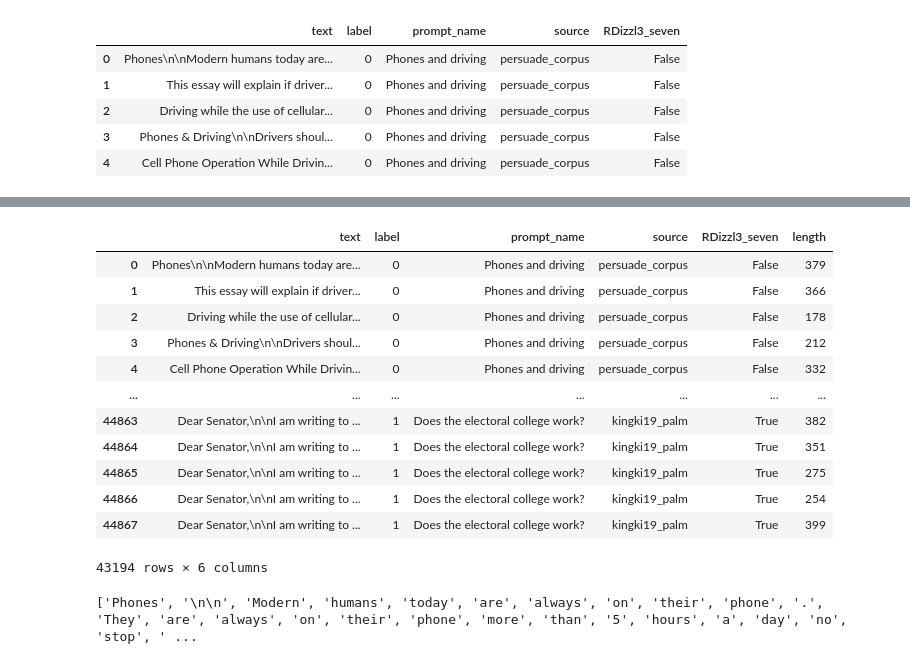
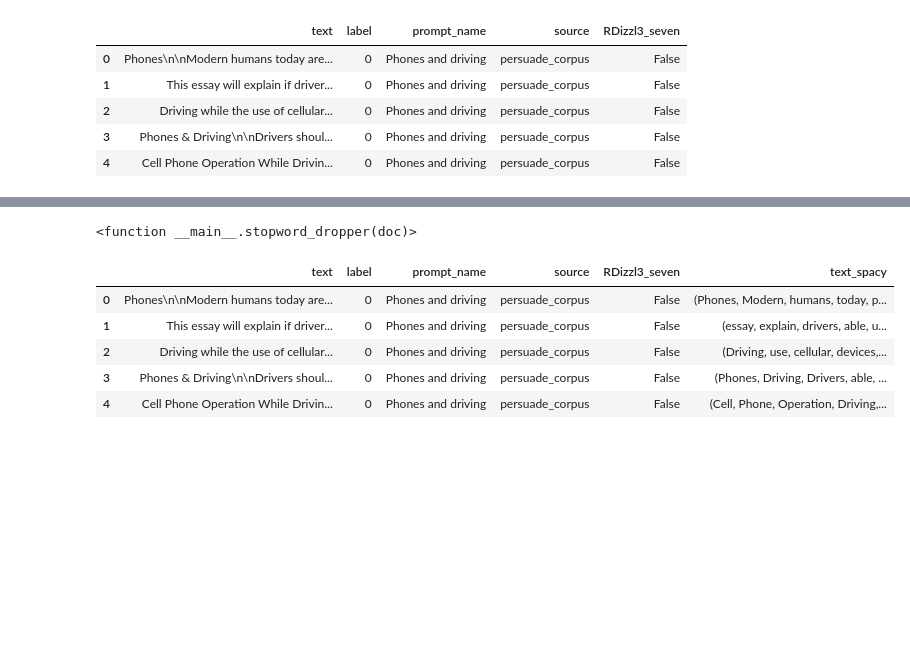
Before and after one commit to kavehsayeh/LLM-Essay-Detection, a Jupyter notebook: analysis.ipynb, the cells around one changed output, grey strips where cells are left out. Cells and saved outputs as stored; diff of their text form; code cells hidden in the pictures; blank space fills up the shorter version.

```diff
--- a/analysis.ipynb
+++ b/analysis.ipynb
@@ -6,10 +20,20 @@ print("Path to dataset files:", path)
 filename = 'train_v2_drcat_02.csv'
 
 import pandas as pd
+import numpy as np
+import matplotlib.pyplot as plt
 import os
+from tqdm import tqdm
+tqdm.pandas()
 
 import spacy
-nlp = spacy.load('en_core_web_sm')
+from spacy.language import Language
+from spacy.lang.en import English
+from spacy.tokens import Doc
+
+
+import ripser
+import persim
 # %% [output]
 Warning: Looks like you're using an outdated `kagglehub` version (installed: 0.3.8), please consider upgrading to the latest version (0.3.10).
 Path to dataset files: /Users/kaveh/.cache/kagglehub/datasets/thedrcat/daigt-v2-train-dataset/versions/2
@@ -43,22 +51,24 @@ Name: length, dtype: float64
-# %%
-essays[(essays['length'] > 142) & (essays['length'] < 819)]
-# %% [output]
-|  | text | label | prompt_name | source | RDizzl3_seven | length |
-| 0 | Phones\n\nModern humans today are... | 0 | Phones and driving | persuade_corpus | False | 379 |
-| 1 | This essay will explain if driver... | 0 | Phones and driving | persuade_corpus | False | 366 |
-| 2 | Driving while the use of cellular... | 0 | Phones and driving | persuade_corpus | False | 178 |
-| 3 | Phones & Driving\n\nDrivers shoul... | 0 | Phones and driving | persuade_corpus | False | 212 |
-| 4 | Cell Phone Operation While Drivin... | 0 | Phones and driving | persuade_corpus | False | 332 |
-| ... | ... | ... | ... | ... | ... | ... |
-| 44863 | Dear Senator,\n\nI am writing to ... | 1 | Does the electoral college work? | kingki19_palm | True | 382 |
-| 44864 | Dear Senator,\n\nI am writing to ... | 1 | Does the electoral college work? | kingki19_palm | True | 351 |
-| 44865 | Dear Senator,\n\nI am writing to ... | 1 | Does the electoral college work? | kingki19_palm | True | 275 |
-| 44866 | Dear Senator,\n\nI am writing to ... | 1 | Does the electoral college work? | kingki19_palm | True | 254 |
-| 44867 | Dear Senator,\n\nI am writing to ... | 1 | Does the electoral college work? | kingki19_palm | True | 399 |
-43194 rows × 6 columns
-# %%
-essay_sample = essays['text'][0]
-doc = nlp(essay_sample)
-print([token.text for token in doc])
-# %% [output]
-['Phones', '\n\n', 'Modern', 'humans', 'today', 'are', 'always', 'on', 'their', 'phone', '.', 'They', 'are', 'always', 'on', 'their', 'phone', 'more', 'than', '5', 'hours', 'a', 'day', 'no', 'stop', ' ...
+# %%
+# Build spacy pipeline. Remove components of the default pipeline we don't need for performance, and add components to remove stopwords and punctuation.
+
+nlp = spacy.load('en_core_web_md', exclude=['ner', 'parser'])
+
+@Language.component('stopword_dropper')
+def stopword_dropper(doc):
+    new_words = [token.text for token in doc if not (token.is_stop or token.is_space or token.is_punct)]
+    new_doc = Doc(doc.vocab, words=new_words)
+    return new_doc
+
+nlp.add_pipe('stopword_dropper', first=True)
+# %% [output]
+<function __main__.stopword_dropper(doc)>
+# %%
+essays['text_spacy'] = essays['text'].progress_apply(nlp)
+essays.head()
+# %% [output]
+|  | text | label | prompt_name | source | RDizzl3_seven | text_spacy |
+| 0 | Phones\n\nModern humans today are... | 0 | Phones and driving | persuade_corpus | False | (Phones, Modern, humans, today, p... |
+| 1 | This essay will explain if driver... | 0 | Phones and driving | persuade_corpus | False | (essay, explain, drivers, able, u... |
+| 2 | Driving while the use of cellular... | 0 | Phones and driving | persuade_corpus | False | (Driving, use, cellular, devices,... |
+| 3 | Phones & Driving\n\nDrivers shoul... | 0 | Phones and driving | persuade_corpus | False | (Phones, Driving, Drivers, able, ... |
+| 4 | Cell Phone Operation While Drivin... | 0 | Phones and driving | persuade_corpus | False | (Cell, Phone, Operation, Driving,... |
```
Also changed, not shown: parts of 8 cells of this notebook, 1 other file.
